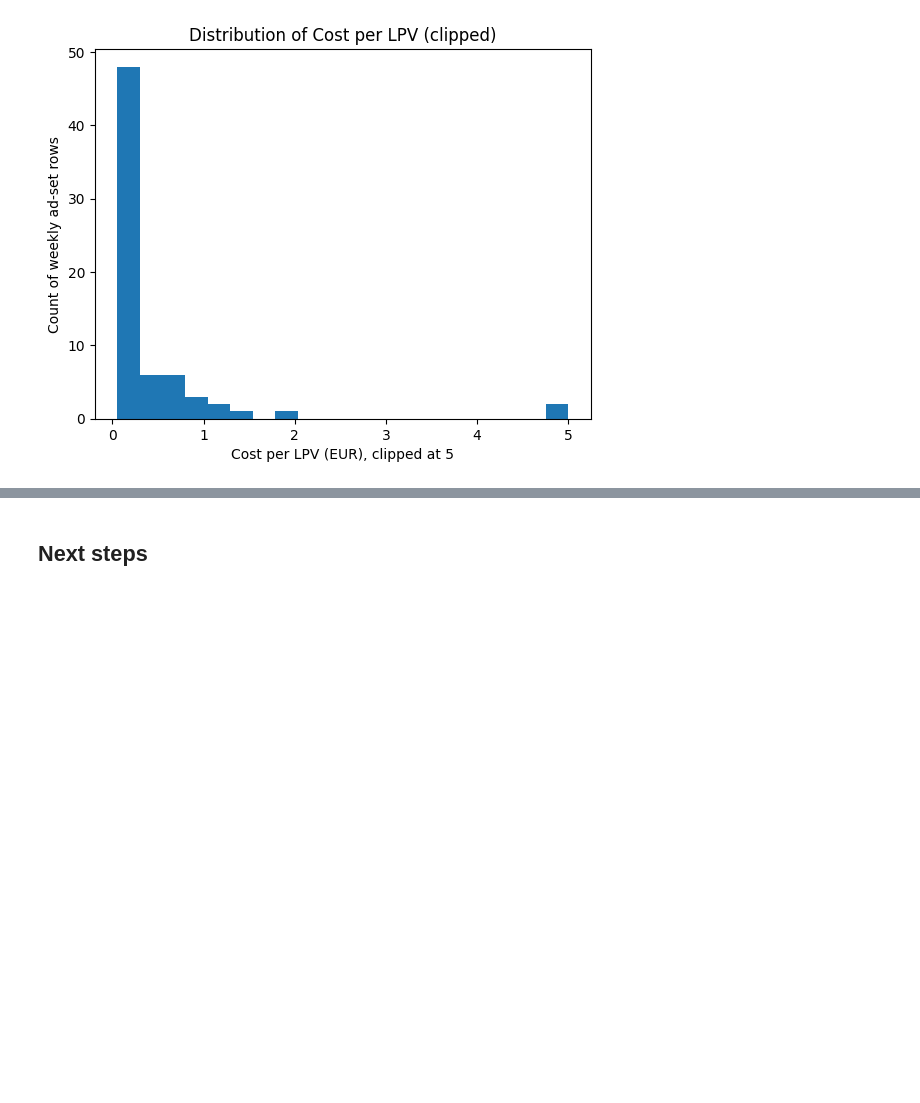
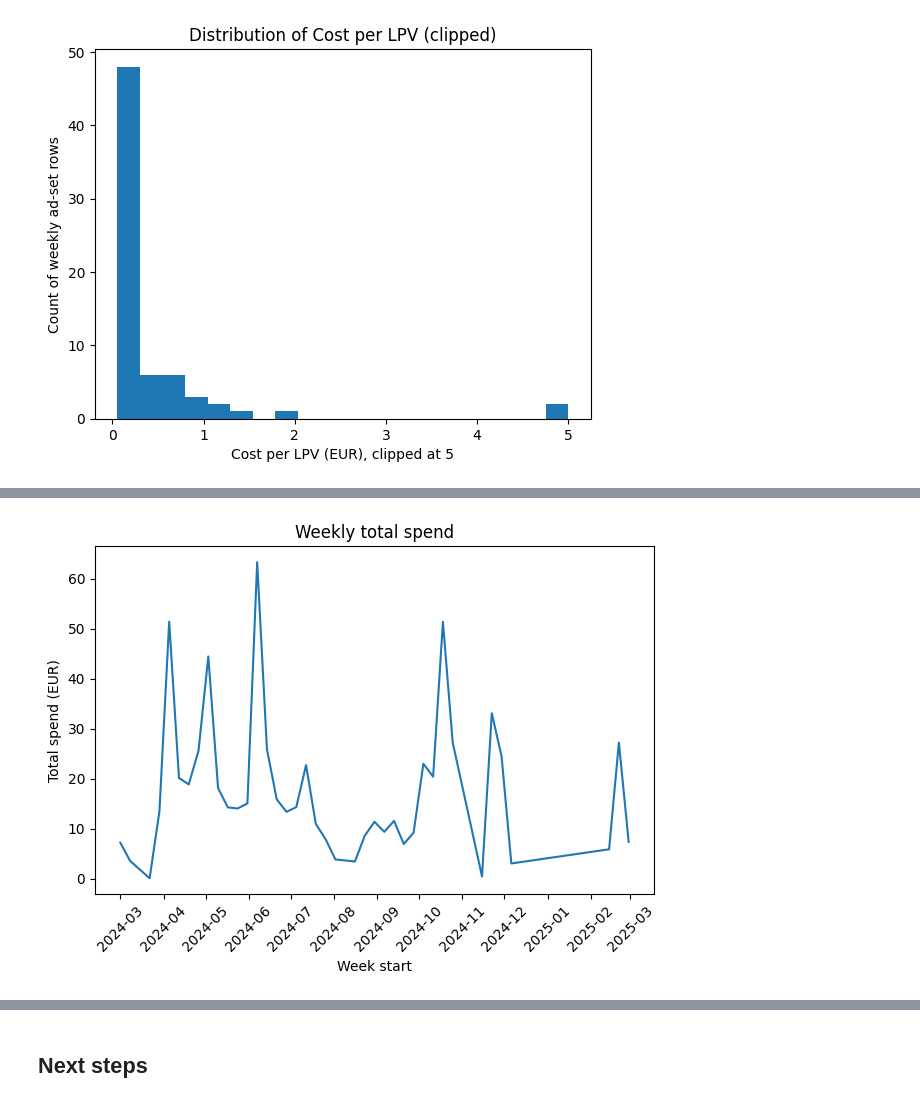
Before and after one commit to AleksM654/project, a Jupyter notebook: notebooks/digital_marketing_budget_allocation_under_uncertainty.ipynb, the cells around one changed output, grey strips where cells are left out. Saved outputs shown, nothing was run; the diff lists cells and outputs as text; code cells hidden in the pictures; blank space fills up the shorter version.

```diff
--- a/notebooks/digital_marketing_budget_allocation_under_uncertainty.ipynb
+++ b/notebooks/digital_marketing_budget_allocation_under_uncertainty.ipynb
@@ -168,0 +174,7 @@ plt.show()
+# %%
+# Weekly totals for spend (EUR) and LPV
+
+weekly = (df.groupby("week_start", as_index=False).agg(total_spend_eur=("Amount spent (EUR)", "sum"),
+                                                       total_lpv=("Landing page views", "sum"),
+                                                       rows=("week_start", "size")).sort_values("week_start"))
+weekly.head()
@@ -168,0 +188,17 @@ plt.show()
+# %%
+#
+
+plt.figure()
+plt.plot(weekly["week_start"], weekly["total_spend_eur"])
+plt.xlabel("Week start")
+plt.ylabel("Total spend (EUR)")
+plt.title("Weekly total spend")
+# To keep the x-axis date labels readable, show one tick per month and format it as YYYY-MM and a rotation of 45 degrees was made
+ax = plt.gca()
+ax.xaxis.set_major_locator(mdates.MonthLocator())
+ax.xaxis.set_major_formatter(mdates.DateFormatter("%Y-%m"))
+plt.xticks(rotation=45)
+plt.tight_layout()
+plt.show()
+# %% [output]
+[figure, added]
```
Also changed, not shown: parts of 7 cells of this notebook.
